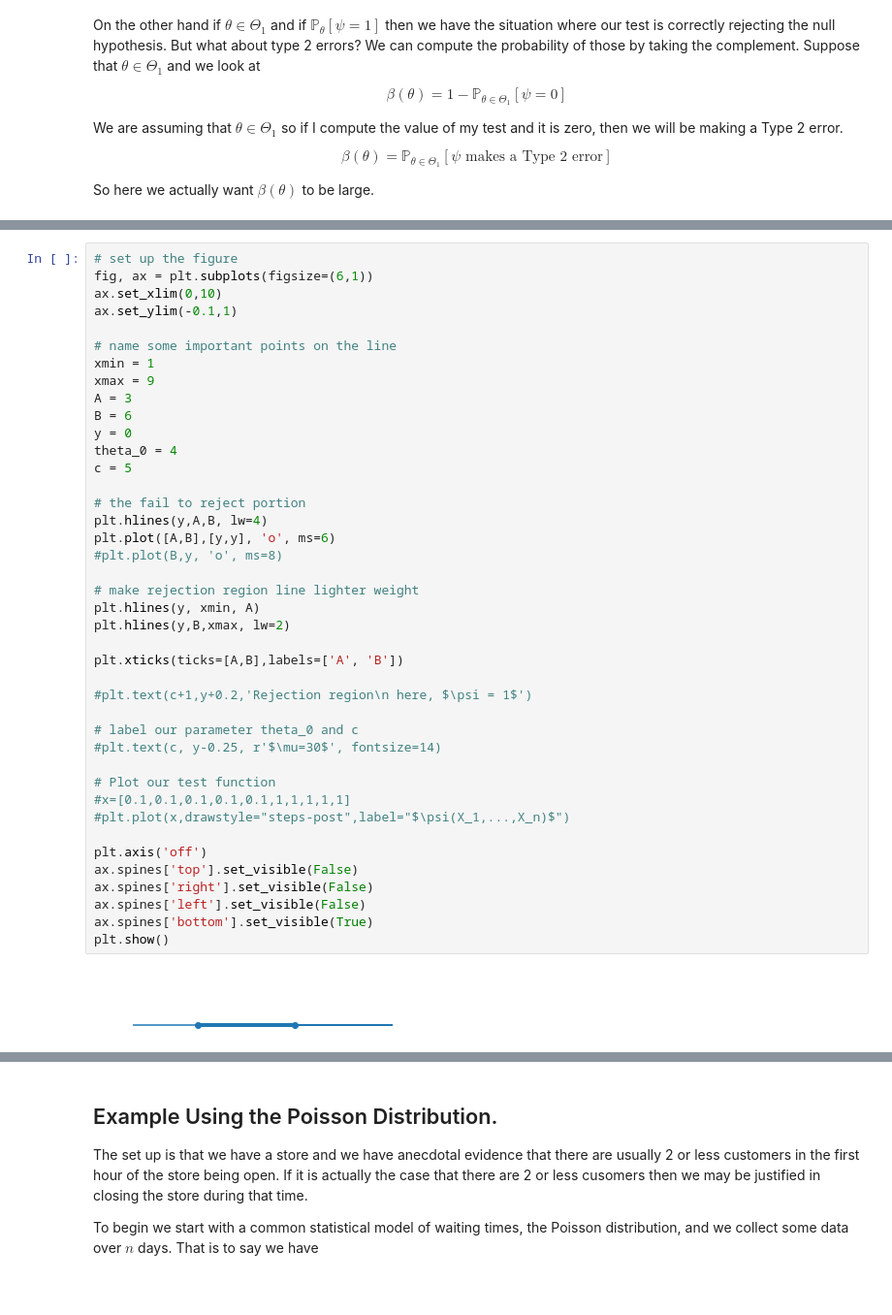
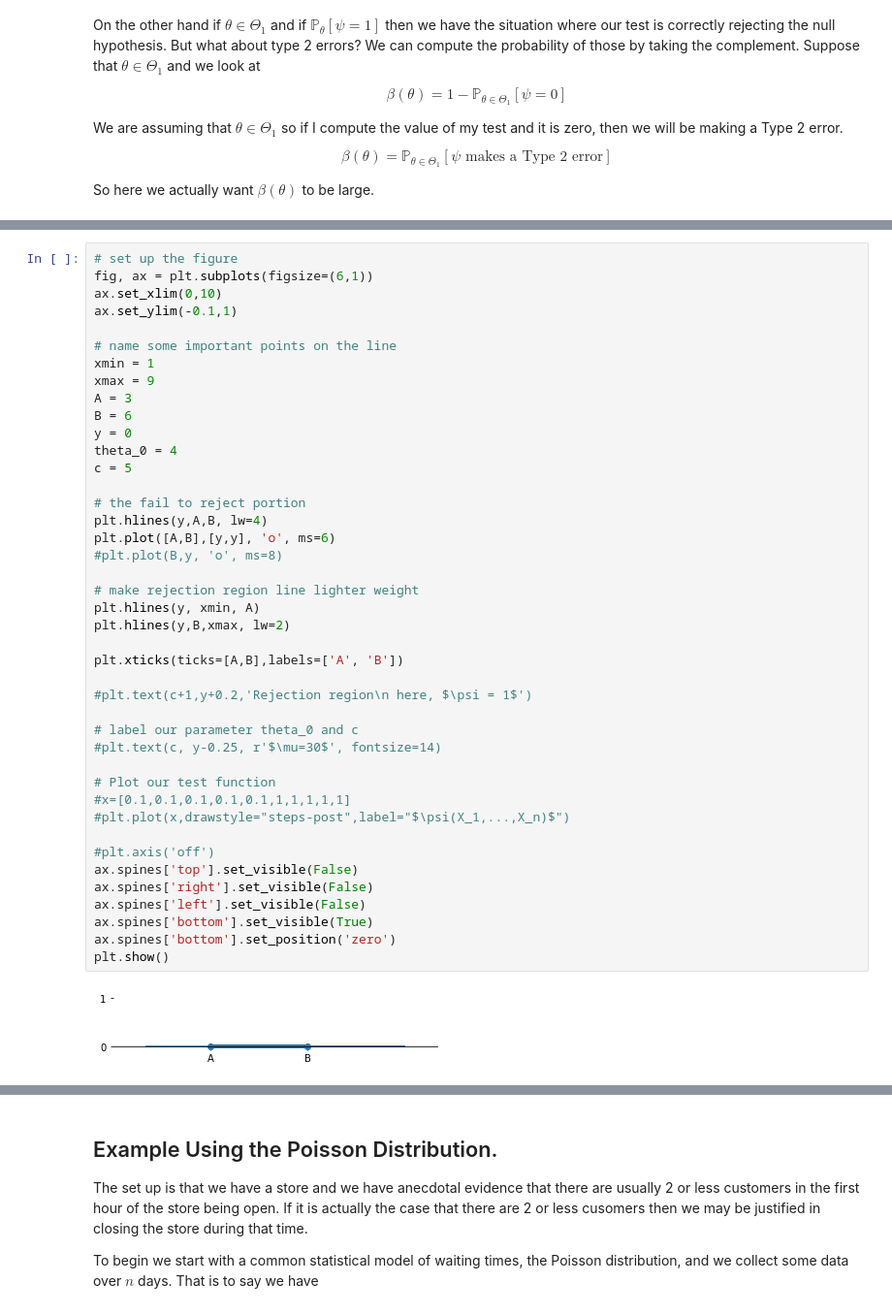
Before and after one commit to grtyvr/18.6501_notes, a Jupyter notebook: Hypothesis Tests.ipynb, the cells around one changed output, grey strips where cells are left out. Shown at 97% size. Cells and saved outputs as stored; diff of their text form.

```diff
--- a/Hypothesis Tests.ipynb
+++ b/Hypothesis Tests.ipynb
@@ -159,33 +164,34 @@ B = 6
 y = 0
 theta_0 = 4
 c = 5
 
 # the fail to reject portion
 plt.hlines(y,A,B, lw=4)
 plt.plot([A,B],[y,y], 'o', ms=6)
 #plt.plot(B,y, 'o', ms=8)
 
 # make rejection region line lighter weight
 plt.hlines(y, xmin, A)
 plt.hlines(y,B,xmax, lw=2)
 
 plt.xticks(ticks=[A,B],labels=['A', 'B'])
 
 #plt.text(c+1,y+0.2,'Rejection region\n here, $\psi = 1$')
 
 # label our parameter theta_0 and c
 #plt.text(c, y-0.25, r'$\mu=30$', fontsize=14)
 
 # Plot our test function
 #x=[0.1,0.1,0.1,0.1,0.1,1,1,1,1,1]
 #plt.plot(x,drawstyle="steps-post",label="$\psi(X_1,...,X_n)$")
 
-plt.axis('off')
+#plt.axis('off')
 ax.spines['top'].set_visible(False)
 ax.spines['right'].set_visible(False)
 ax.spines['left'].set_visible(False)
 ax.spines['bottom'].set_visible(True)
+ax.spines['bottom'].set_position('zero')
 plt.show()
 # %% [output]
-[figure, old version]
+[figure, new version]
 # %% [markdown]
```
Also changed, not shown: parts of 15 cells of this notebook, 7 other files.
